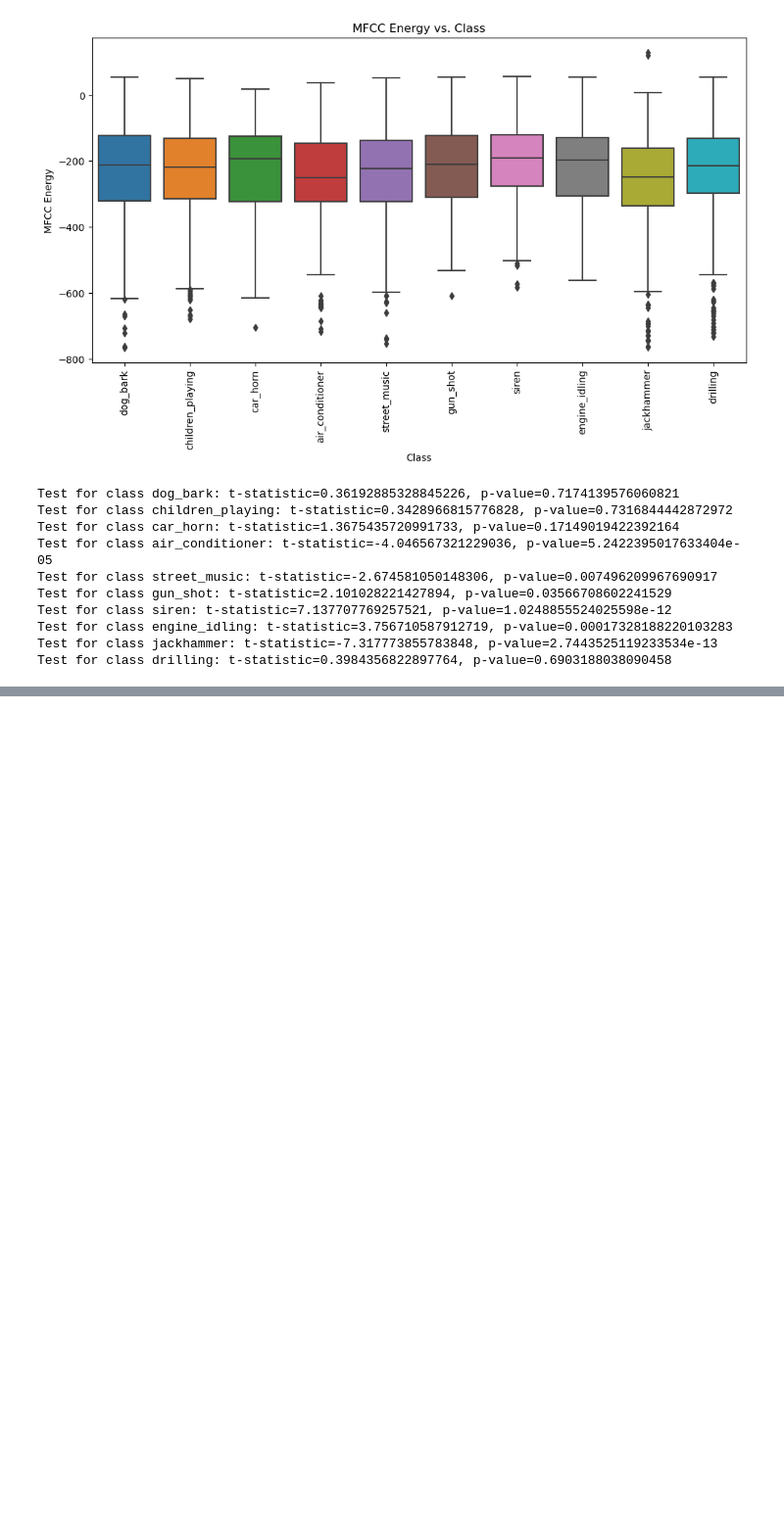
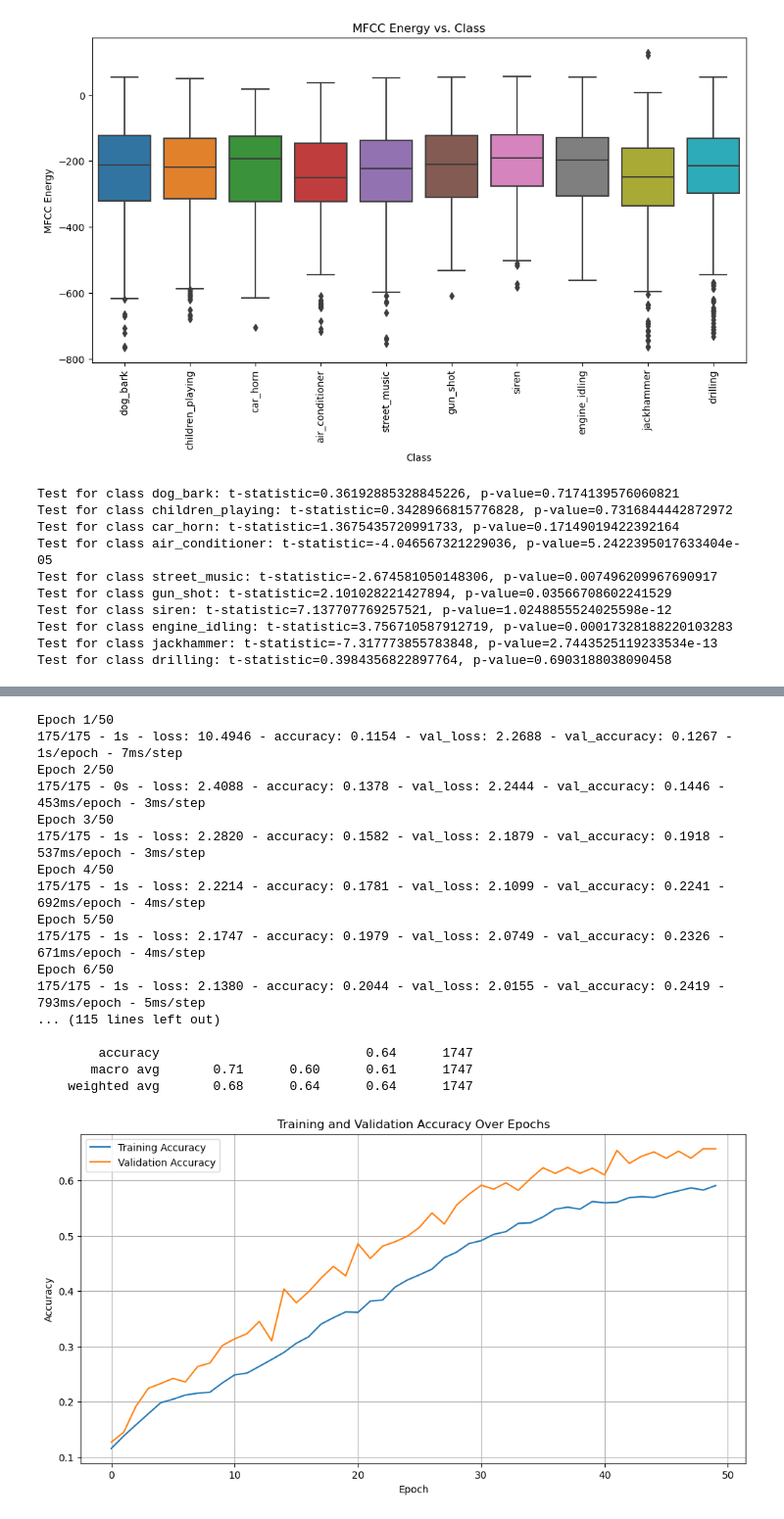
Before and after one commit to paulr28/MSc_DA_CA3, a Jupyter notebook: SoundFileExploration.ipynb, the cells around one changed output, grey strips where cells are left out. Shown: that part at 98% size. Saved outputs shown, nothing was run; the diff lists cells and outputs as text; code cells hidden in the pictures; blank space fills up the shorter version.

Commit message:
Continue Model Work

```diff
--- a/SoundFileExploration.ipynb
+++ b/SoundFileExploration.ipynb
@@ -233,0 +279,80 @@ Test for class drilling: t-statistic=0.3984356822897764, p-value=0.6903188038090
+# %%
+# Convert lists to NumPy arrays
+X = np.array(feature_list)
+y = np.array(label_list)
+
+# Encode class labels
+label_encoder = LabelEncoder()
+y_encoded = label_encoder.fit_transform(y)
+num_classes = len(label_encoder.classes_)
+
+# Split the dataset into training and testing sets
+X_train, X_test, y_train, y_test = train_test_split(X, y_encoded, test_size=0.2, random_state=42)
+
+# Define the deep learning model
+model = Sequential([
+    Dense(256, activation='relu', input_shape=(X_train.shape[1],)),
+    Dropout(0.5),
+    Dense(128, activation='relu'),
+    Dropout(0.5),
+    Dense(num_classes, activation='softmax')
+])
+
+# Compile the model
+model.compile(optimizer='adam',
+              loss='sparse_categorical_crossentropy',
+              metrics=['accuracy'])
+
+# Train the model
+history = model.fit(X_train, y_train, epochs=50, batch_size=32, validation_split=0.2, verbose=2)
+
+# Evaluate the model on the test set
+loss, accuracy = model.evaluate(X_test, y_test, verbose=0)
+print(f'Test loss: {loss:.4f}, Test accuracy: {accuracy:.4f}')
+
+# Generate predictions
+y_pred = model.predict(X_test)
+y_pred_classes = np.argmax(y_pred, axis=1)
+
+# Decode class labels
+y_test_labels = label_encoder.inverse_transform(y_test)
+y_pred_labels = label_encoder.inverse_transform(y_pred_classes)
+
+# Create a confusion matrix and classification report
+confusion = confusion_matrix(y_test_labels, y_pred_labels)
+classification_rep = classification_report(y_test_labels, y_pred_labels, target_names=label_encoder.classes_)
+
+print("Confusion Matrix:")
+print(confusion)
+print("\nClassification Report:")
+print(classification_rep)
+
+# Visualize training history
+plt.figure(figsize=(12, 6))
+plt.plot(history.history['accuracy'], label='Training Accuracy')
+plt.plot(history.history['val_accuracy'], label='Validation Accuracy')
+plt.xlabel('Epoch')
+plt.ylabel('Accuracy')
+plt.title('Training and Validation Accuracy Over Epochs')
+plt.legend()
+plt.grid()
+plt.show()
+# %% [output]
+Epoch 1/50
+175/175 - 1s - loss: 10.4946 - accuracy: 0.1154 - val_loss: 2.2688 - val_accuracy: 0.1267 - 1s/epoch - 7ms/step
+Epoch 2/50
+175/175 - 0s - loss: 2.4088 - accuracy: 0.1378 - val_loss: 2.2444 - val_accuracy: 0.1446 - 453ms/epoch - 3ms/step
+Epoch 3/50
+175/175 - 1s - loss: 2.2820 - accuracy: 0.1582 - val_loss: 2.1879 - val_accuracy: 0.1918 - 537ms/epoch - 3ms/step
+Epoch 4/50
+175/175 - 1s - loss: 2.2214 - accuracy: 0.1781 - val_loss: 2.1099 - val_accuracy: 0.2241 - 692ms/epoch - 4ms/step
+Epoch 5/50
+175/175 - 1s - loss: 2.1747 - accuracy: 0.1979 - val_loss: 2.0749 - val_accuracy: 0.2326 - 671ms/epoch - 4ms/step
+Epoch 6/50
+175/175 - 1s - loss: 2.1380 - accuracy: 0.2044 - val_loss: 2.0155 - val_accuracy: 0.2419 - 793ms/epoch - 5ms/step
+... (115 lines left out)
+
+        accuracy                           0.64      1747
+       macro avg       0.71      0.60      0.61      1747
+    weighted avg       0.68      0.64      0.64      1747
+[figure, added]
```
Also changed, not shown: parts of 5 cells of this notebook.
